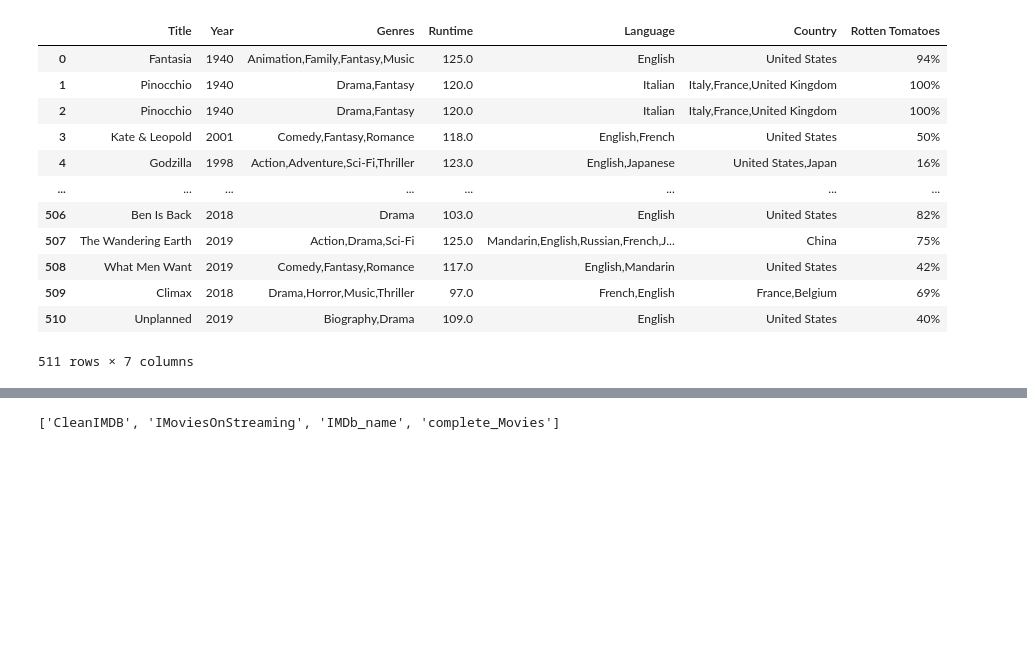
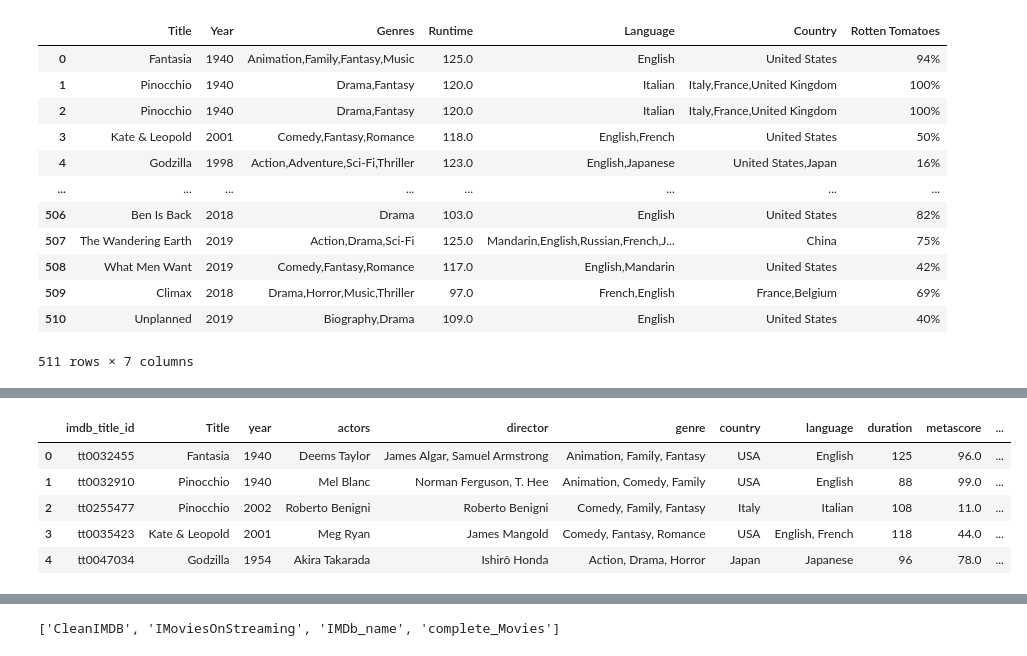
Before and after one commit to aadeba5/ETL_PROJ2, a Jupyter notebook: Miniproj_ETL.ipynb, the cells around one changed output, grey strips where cells are left out. Cells and saved outputs as stored; diff of their text form; code cells hidden in the pictures; blank space fills up the shorter version.

```diff
--- a/Miniproj_ETL.ipynb
+++ b/Miniproj_ETL.ipynb
@@ -237,0 +238,11 @@ cleanComplete_Movies_data
+# %%
+# Actors_df = cleanComplete_Movies_data()
+cleanComplete_Movies_data['actors'] = cleanComplete_Movies_data['actors'].str.split(',', expand=True)[0]
+cleanComplete_Movies_data.head()
+# %% [output]
+|  | imdb_title_id | Title | year | actors | director | genre | country | language | duration | metascore | ... |
+| 0 | tt0032455 | Fantasia | 1940 | Deems Taylor | James Algar, Samuel Armstrong | Animation, Family, Fantasy | USA | English | 125 | 96.0 | ... |
+| 1 | tt0032910 | Pinocchio | 1940 | Mel Blanc | Norman Ferguson, T. Hee | Animation, Comedy, Family | USA | English | 88 | 99.0 | ... |
+| 2 | tt0255477 | Pinocchio | 2002 | Roberto Benigni | Roberto Benigni | Comedy, Family, Fantasy | Italy | Italian | 108 | 11.0 | ... |
+| 3 | tt0035423 | Kate & Leopold | 2001 | Meg Ryan | James Mangold | Comedy, Fantasy, Romance | USA | English, French | 118 | 44.0 | ... |
+| 4 | tt0047034 | Godzilla | 1954 | Akira Takarada | Ishirô Honda | Action, Drama, Horror | Japan | Japanese | 96 | 78.0 | ... |
```
Also changed, not shown: parts of 17 cells of this notebook.
